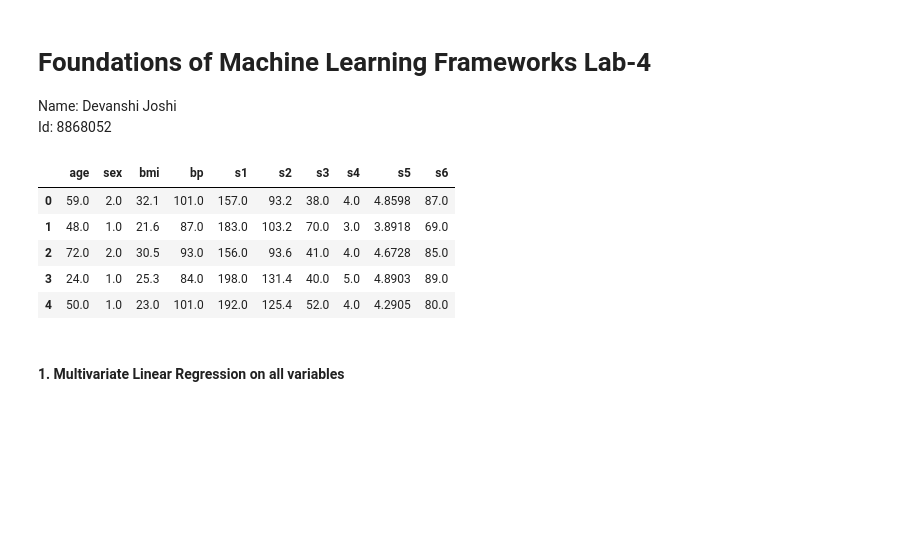
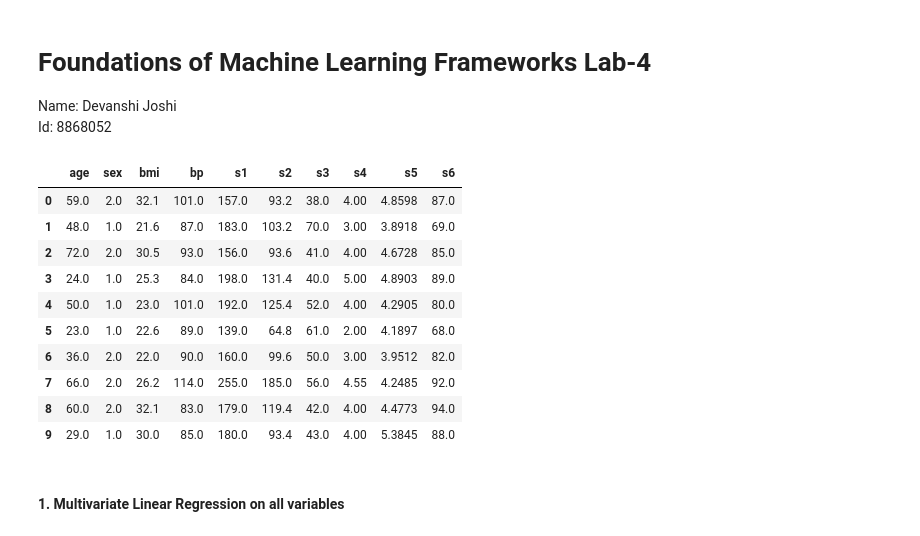
Before and after one commit to devanshijoshi09/CSCN8010-lab-submissions, a Jupyter notebook: students_submissions/8868052/Lab4.ipynb, the cells around one changed output. Saved outputs shown, nothing was run; the diff lists cells and outputs as text; code cells hidden in the pictures; blank space fills up the shorter version.

```diff
--- a/students_submissions/8868052/Lab4.ipynb
+++ b/students_submissions/8868052/Lab4.ipynb
@@ -13,14 +13,19 @@ import matplotlib.pyplot as plt
 # %%
 # Importing the dataset
 X, y = datasets.load_diabetes(as_frame=True, scaled=False, return_X_y=True)
-X.head()
+X.head(10)
 # %% [output]
 |  | age | sex | bmi | bp | s1 | s2 | s3 | s4 | s5 | s6 |
-| 0 | 59.0 | 2.0 | 32.1 | 101.0 | 157.0 | 93.2 | 38.0 | 4.0 | 4.8598 | 87.0 |
-| 1 | 48.0 | 1.0 | 21.6 | 87.0 | 183.0 | 103.2 | 70.0 | 3.0 | 3.8918 | 69.0 |
-| 2 | 72.0 | 2.0 | 30.5 | 93.0 | 156.0 | 93.6 | 41.0 | 4.0 | 4.6728 | 85.0 |
-| 3 | 24.0 | 1.0 | 25.3 | 84.0 | 198.0 | 131.4 | 40.0 | 5.0 | 4.8903 | 89.0 |
-| 4 | 50.0 | 1.0 | 23.0 | 101.0 | 192.0 | 125.4 | 52.0 | 4.0 | 4.2905 | 80.0 |
+| 0 | 59.0 | 2.0 | 32.1 | 101.0 | 157.0 | 93.2 | 38.0 | 4.00 | 4.8598 | 87.0 |
+| 1 | 48.0 | 1.0 | 21.6 | 87.0 | 183.0 | 103.2 | 70.0 | 3.00 | 3.8918 | 69.0 |
+| 2 | 72.0 | 2.0 | 30.5 | 93.0 | 156.0 | 93.6 | 41.0 | 4.00 | 4.6728 | 85.0 |
+| 3 | 24.0 | 1.0 | 25.3 | 84.0 | 198.0 | 131.4 | 40.0 | 5.00 | 4.8903 | 89.0 |
+| 4 | 50.0 | 1.0 | 23.0 | 101.0 | 192.0 | 125.4 | 52.0 | 4.00 | 4.2905 | 80.0 |
+| 5 | 23.0 | 1.0 | 22.6 | 89.0 | 139.0 | 64.8 | 61.0 | 2.00 | 4.1897 | 68.0 |
+| 6 | 36.0 | 2.0 | 22.0 | 90.0 | 160.0 | 99.6 | 50.0 | 3.00 | 3.9512 | 82.0 |
+| 7 | 66.0 | 2.0 | 26.2 | 114.0 | 255.0 | 185.0 | 56.0 | 4.55 | 4.2485 | 92.0 |
+| 8 | 60.0 | 2.0 | 32.1 | 83.0 | 179.0 | 119.4 | 42.0 | 4.00 | 4.4773 | 94.0 |
+| 9 | 29.0 | 1.0 | 30.0 | 85.0 | 180.0 | 93.4 | 43.0 | 4.00 | 5.3845 | 88.0 |
 # %%
 # Splitting the dataset into training and testing sets
 X_train, X_test, y_train, y_test = train_test_split(X, y, test_size=0.2, random_state=42)
```
Also changed, not shown: 1 other file.
